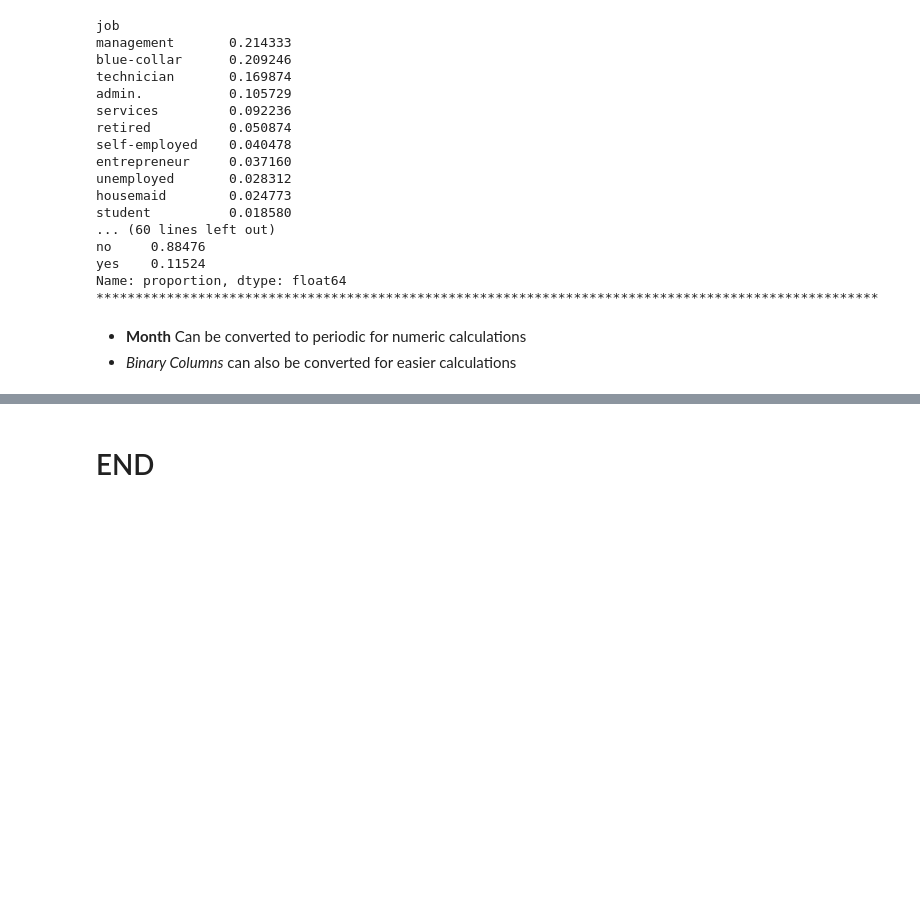
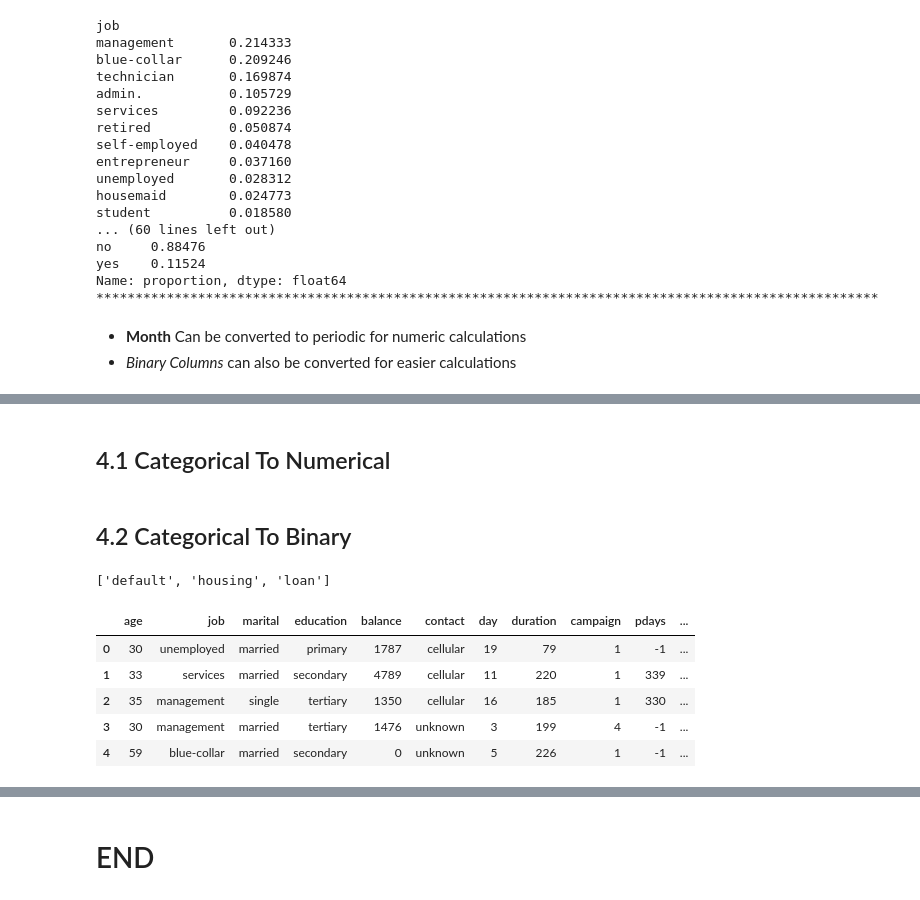
Before and after one commit to ShirsenduRyo/06-Segmentations, a Jupyter notebook: notebooks/0 The EDA.ipynb, the cells around one changed output, grey strips where cells are left out. Cells and saved outputs as stored; diff of their text form; code cells hidden in the pictures; blank space fills up the shorter version.

```diff
--- a/notebooks/0 The EDA.ipynb
+++ b/notebooks/0 The EDA.ipynb
@@ -202,0 +259,28 @@ pd.crosstab(data_df['age_group'], data_df['y'], normalize='index')
+# %% [markdown]
+## 4.1 Categorical To Numerical
+# %%
+new_data_df = data_df.copy(deep=True)
+# %%
+new_data_df['num_month'] = new_data_df['month'].map({'jan':1, 'feb':2, 'mar':3, 'apr':4, 'may':5, 'jun':6, 'jul':7, 'aug':8, 'sep':9, 'oct':10, 'nov':11, 'dec':12})
+new_data_df['sin_month'] = np.sin(new_data_df['num_month'] * (2 * np.pi / 12))
+new_data_df['cos_month'] = np.cos(new_data_df['num_month'] * (2 * np.pi / 12))
+new_data_df.drop(columns=["month", "num_month"], inplace=True)
+# %% [markdown]
+## 4.2 Categorical To Binary
+# %%
+temp = new_data_df.describe(include=['O']).T
+temp = temp[temp["unique"] == 2].index.tolist()
+temp.remove("y")
+temp
+# %% [output]
+['default', 'housing', 'loan']
+# %%
+df_encoded = get_dummies_drop_least(new_data_df, temp)
+df_encoded.head()
+# %% [output]
+|  | age | job | marital | education | balance | contact | day | duration | campaign | pdays | ... |
+| 0 | 30 | unemployed | married | primary | 1787 | cellular | 19 | 79 | 1 | -1 | ... |
+| 1 | 33 | services | married | secondary | 4789 | cellular | 11 | 220 | 1 | 339 | ... |
+| 2 | 35 | management | single | tertiary | 1350 | cellular | 16 | 185 | 1 | 330 | ... |
+| 3 | 30 | management | married | tertiary | 1476 | unknown | 3 | 199 | 4 | -1 | ... |
+| 4 | 59 | blue-collar | married | secondary | 0 | unknown | 5 | 226 | 1 | -1 | ... |
```
Also changed, not shown: parts of 19 cells of this notebook.
